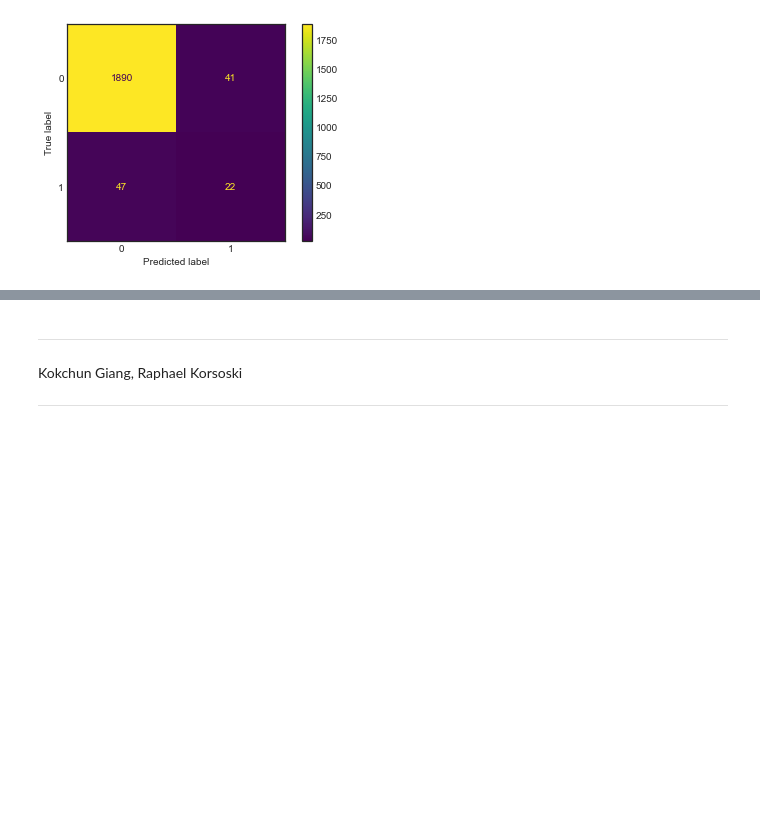
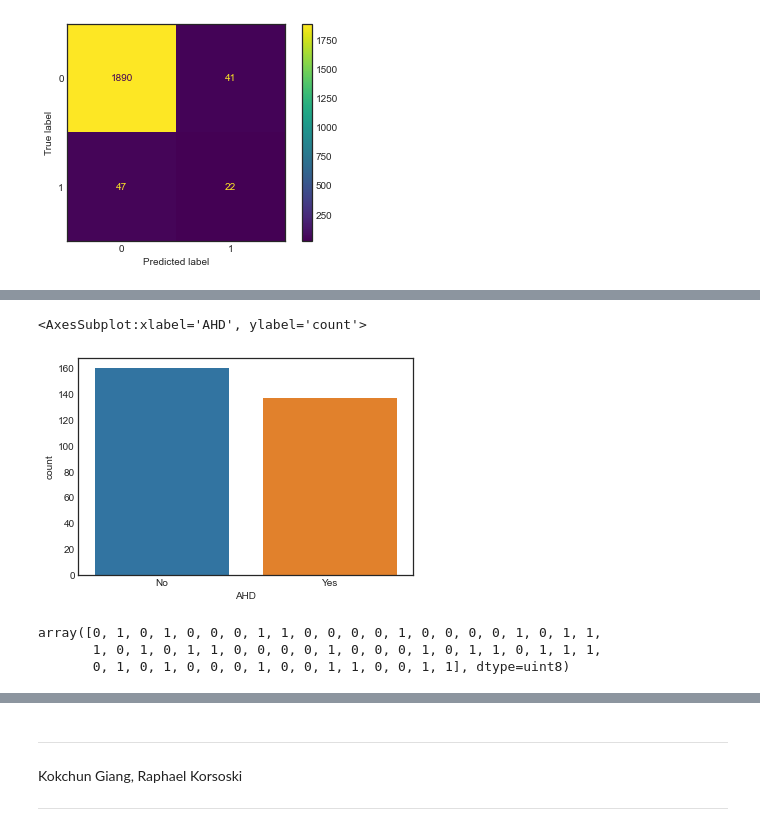
Before and after one commit to pr0fez/AI25-Machine-learning, a Jupyter notebook: Code/L7.Decision_trees.ipynb, the cells around one changed output, grey strips where cells are left out. Saved outputs shown, nothing was run; the diff lists cells and outputs as text; code cells hidden in the pictures; blank space fills up the shorter version.

```diff
--- a/Code/L6.Decision_trees.ipynb
+++ b/Code/L7.Decision_trees.ipynb
@@ -171,0 +183,11 @@ weighted avg       0.95      0.96      0.96      2000
+# %%
+from sklearn.ensemble import RandomForestClassifier
+import pandas as pd
+from sklearn.model_selection import train_test_split
+import matplotlib.pyplot as plt
+import seaborn as sns
+
+plt.style.use("seaborn-white")
+
+df = pd.read_csv("../data/Heart.csv", index_col = 0)
+df.head()
@@ -171,0 +221,7 @@ weighted avg       0.95      0.96      0.96      2000
+# %%
+df.dropna(inplace=True)
+
+sns.countplot(data = df, x = "AHD")
+# %% [output]
+<AxesSubplot:xlabel='AHD', ylabel='count'>
+[figure, added]
@@ -171,0 +234,10 @@ weighted avg       0.95      0.96      0.96      2000
+# %%
+model_rf = RandomForestClassifier(random_state=42)
+model_rf.fit(X_train, y_train)
+
+y_pred = model_rf.predict(X_test)
+y_pred
+# %% [output]
+array([0, 1, 0, 1, 0, 0, 0, 1, 1, 0, 0, 0, 0, 1, 0, 0, 0, 0, 1, 0, 1, 1,
+       1, 0, 1, 0, 1, 1, 0, 0, 0, 0, 1, 0, 0, 0, 1, 0, 1, 1, 0, 1, 1, 1,
+       0, 1, 0, 1, 0, 0, 0, 1, 0, 0, 1, 1, 0, 0, 1, 1], dtype=uint8)
```
Also changed, not shown: parts of 11 cells of this notebook, 4 other files.
